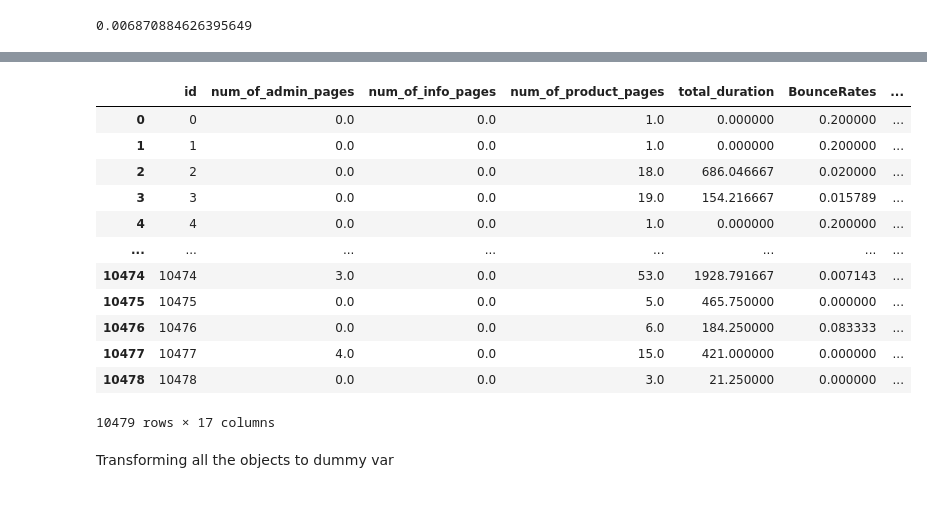
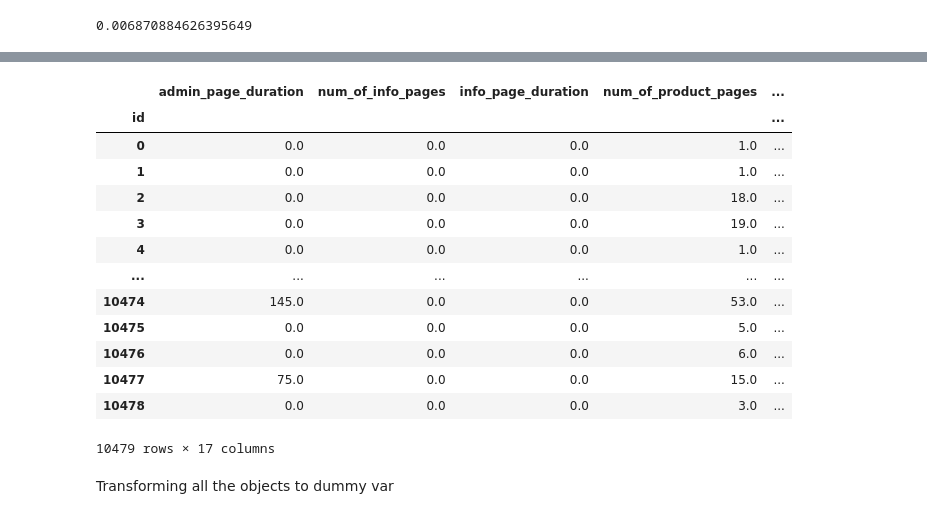
Before and after one commit to TalmSnir/ML-Final-Project, a Jupyter notebook: Final-Project.ipynb, the cells around one changed output, grey strips where cells are left out. Drawn from its saved outputs; the diff is of its cells as text; code cells hidden in the pictures.

```diff
--- a/Final-Project.ipynb
+++ b/Final-Project.ipynb
@@ -47,7 +46,7 @@ def print_general_data_exploration(data):
   display(data.dtypes)
 # %%
 # loading the train dataset
-data=pd.read_csv("train.csv")
+data=pd.read_csv("train.csv",index_col=0)
 # %%
 print_general_data_exploration(data)
 # %% [output]
@@ -157,7 +170,6 @@ plt.show()
 devices=data['device'].unique()
 devices_count=data['device'].value_counts()
 devices_count
-df=data[['device','internet_browser']]
-df
+data[['device','internet_browser']]
 # %% [output]
 |  | device | internet_browser |
@@ -264,7 +282,6 @@ def drop_columns(data: pd.DataFrame,columns: list[str]) -> pd.DataFrame:
 def plot_principal_components(X: np.array) -> np.array:
     pca=PCA()
     pca.fit(X)
-    print('here')
     pca_explained_var=pca.explained_variance_ratio_
     pca_cumsum_var=pca_explained_var.cumsum()
     print(f'Number of components:\n {pca.components_}\n' )
@@ -284,7 +301,7 @@ def dim_reduction_pca(X: np.array,n_components: int) -> np.array:
   return X_pca
 
 def normalize_data(X: np.array) -> np.array:
-  scaler = StandardScaler().fit(X) # scalar=MinMaxScaler()
+  scaler = StandardScaler().fit() # scalar=MinMaxScaler()
   return scaler.transform(X)
 
 def feature_selection_filter():
@@ -293,8 +310,8 @@ def feature_selection_filter():
 def data_transform_dummy_vars(data: pd.DataFrame,columns: list[str]) -> pd.DataFrame:
   return pd.get_dummies(data=data,columns=columns,drop_first=True)
 
-def get_most_frequent(column: str)-> int:
-  return data[column].value_counts().sort_values(ascending=False).index[0]
+def get_most_frequent(df: pd.DataFrame,column: str)-> int:
+  return df[column].value_counts().sort_values(ascending=False).index[0]
 # %%
 # cleaning the data remove unnecessary strings and casting str to floats
 data['Weekend']=data['Weekend'].apply(change_bool_to_binary)
@@ -360,23 +379,21 @@ data = data.drop(columns=['product_page_duration'],inplace=False)
 len(data['A'].unique())
 data = data.drop(columns=['A'],inplace=False)
 # %%
-
-data['BounceRates'].fillna(data['BounceRates'].median(), inplace = True)
-# data['admin_page_duration'].fillna(data['admin_page_duration'].median(), inplace = True)
-# data['info_page_duration'].fillna(data['info_page_duration'].median(), inplace = True)
-data['total_duration'].fillna(data['total_duration'].median(), inplace = True)
-data['num_of_admin_pages'].fillna(data['num_of_admin_pages'].median(), inplace = True)
-# data['product_page_duration'].fillna(data['product_page_duration'].median(), inplace = True)
-data['num_of_info_pages'].fillna(data['num_of_info_pages'].median(), inplace = True)
+raw_train_data=data.copy(0)
+data['BounceRates'].fillna(data['BounceRates'].median(), inplace = True) # only 22 missing values
+data['admin_page_duration'].fillna(data['admin_page_duration'].median(), inplace = True) # only 22 missing values
+data['info_page_duration'].fillna(data['info_page_duration'].median(), inplace = True) # only 22 missing values
+data['product_page_duration'].fillna(data['product_page_duration'].median(), inplace = True)
+data['num_of_info_pages'].fillna(data['num_of_info_pages'].median(), inplace = True) # only 22 missing values
 data['num_of_product_pages'].fillna(data['num_of_product_pages'].median(), inplace = True)
-data['closeness_to_holiday'].fillna(data['closeness_to_holiday'].median(), inplace = True)
-data['PageValues'].fillna(data['PageValues'].median(), inplace = True)
-data['device'].fillna(get_most_frequent('device'), inplace = True)
-data['Region'].fillna(get_most_frequent('Region'), inplace = True)
-data['Month'].fillna(get_most_frequent('Month'), inplace = True)
-data['user_type'].fillna(get_most_frequent('user_type'), inplace = True)
-data['B'].fillna(get_most_frequent('B'), inplace = True)
-data['C'].fillna(get_most_frequent('C'), inplace = True)
+data['closeness_to_holiday'].fillna(data['closeness_to_holiday'].median(), inplace = True) # only 22 missing values
+data['PageValues'].fillna(data['PageValues'].median(), inplace = True) # only 22 missing values
+data['device'].fillna(get_most_frequent(data,'device'), inplace = True)
+data['Region'].fillna(get_most_frequent(data,'Region'), inplace = True)
+data['Month'].fillna(get_most_frequent(data,'Month'), inplace = True)
+data['user_type'].fillna(get_most_frequent(data,'user_type'), inplace = True)
+data['B'].fillna(get_most_frequent(data,'B'), inplace = True)
+data['C'].fillna(get_most_frequent(data,'C'), inplace = True)
 # (data['PageValues']==0).sum()
 # (data.isna().sum(axis=1).sort_values(ascending=False)>=6).sum()
 print(data.isna().sum())
@@ -405,16 +422,17 @@ purchase                0
 dtype: int64
-|  | id | num_of_admin_pages | num_of_info_pages | num_of_product_pages | total_duration | BounceRates | ... |
-| 0 | 0 | 0.0 | 0.0 | 1.0 | 0.000000 | 0.200000 | ... |
-| 1 | 1 | 0.0 | 0.0 | 1.0 | 0.000000 | 0.200000 | ... |
-| 2 | 2 | 0.0 | 0.0 | 18.0 | 686.046667 | 0.020000 | ... |
-| 3 | 3 | 0.0 | 0.0 | 19.0 | 154.216667 | 0.015789 | ... |
-| 4 | 4 | 0.0 | 0.0 | 1.0 | 0.000000 | 0.200000 | ... |
-| ... | ... | ... | ... | ... | ... | ... | ... |
-| 10474 | 10474 | 3.0 | 0.0 | 53.0 | 1928.791667 | 0.007143 | ... |
-| 10475 | 10475 | 0.0 | 0.0 | 5.0 | 465.750000 | 0.000000 | ... |
-| 10476 | 10476 | 0.0 | 0.0 | 6.0 | 184.250000 | 0.083333 | ... |
-| 10477 | 10477 | 4.0 | 0.0 | 15.0 | 421.000000 | 0.000000 | ... |
-| 10478 | 10478 | 0.0 | 0.0 | 3.0 | 21.250000 | 0.000000 | ... |
+|  | admin_page_duration | num_of_info_pages | info_page_duration | num_of_product_pages | ... |
+| id |  |  |  |  | ... |
+| 0 | 0.0 | 0.0 | 0.0 | 1.0 | ... |
+| 1 | 0.0 | 0.0 | 0.0 | 1.0 | ... |
+| 2 | 0.0 | 0.0 | 0.0 | 18.0 | ... |
+| 3 | 0.0 | 0.0 | 0.0 | 19.0 | ... |
+| 4 | 0.0 | 0.0 | 0.0 | 1.0 | ... |
+| ... | ... | ... | ... | ... | ... |
+| 10474 | 145.0 | 0.0 | 0.0 | 53.0 | ... |
+| 10475 | 0.0 | 0.0 | 0.0 | 5.0 | ... |
+| 10476 | 0.0 | 0.0 | 0.0 | 6.0 | ... |
+| 10477 | 75.0 | 0.0 | 0.0 | 15.0 | ... |
+| 10478 | 0.0 | 0.0 | 0.0 | 3.0 | ... |
 10479 rows × 17 columns
 # %% [markdown]
 Transforming all the objects to dummy var
```
Also changed, not shown: parts of 58 cells of this notebook.
